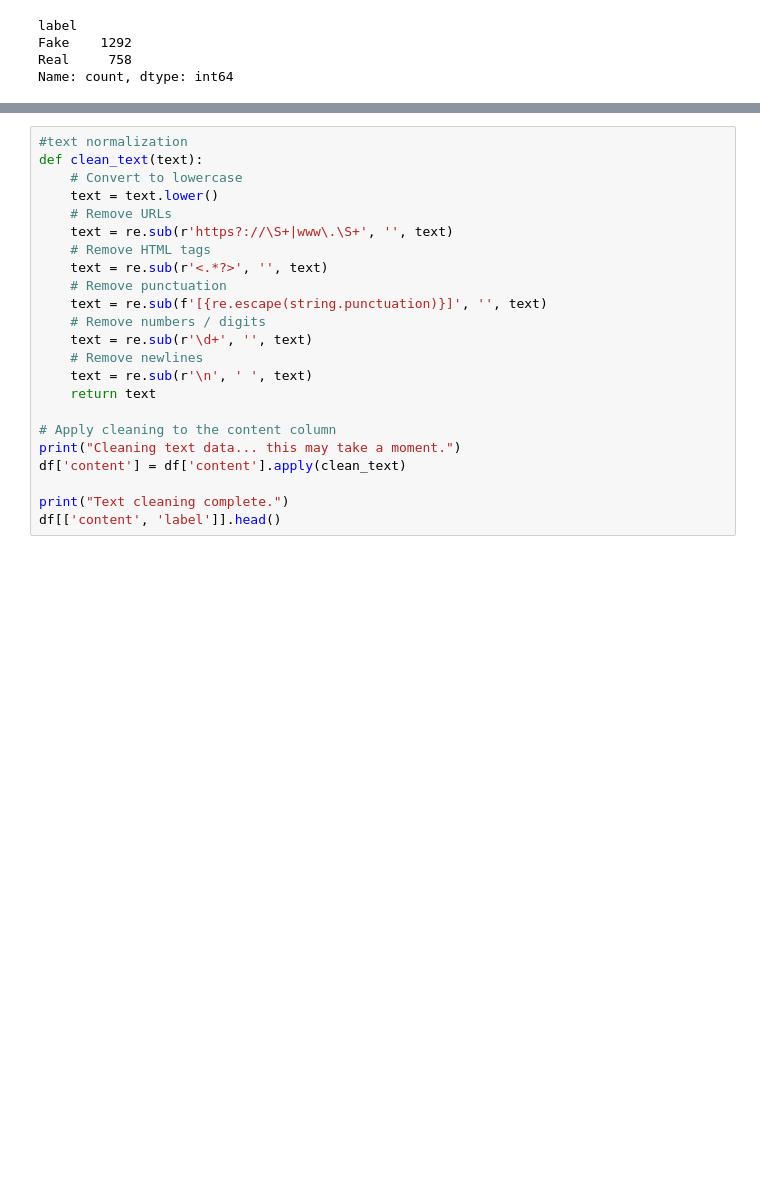
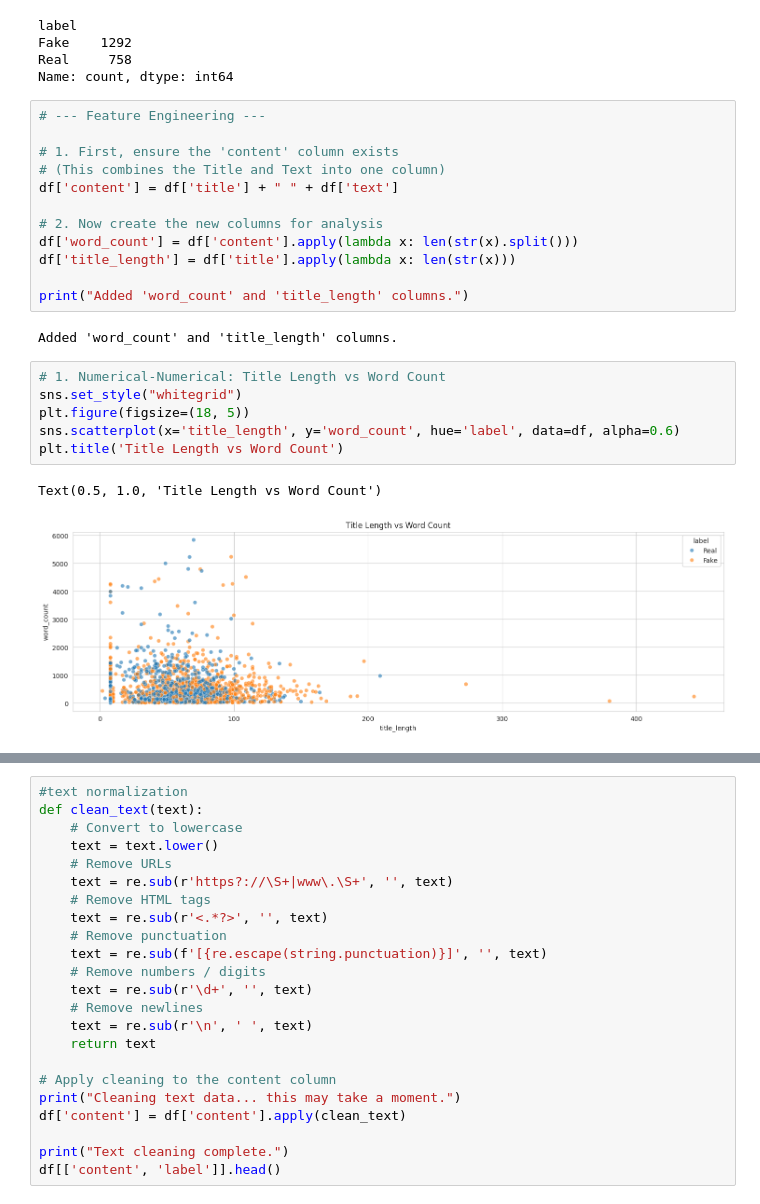
Before and after one commit to JAY0890/DS_PROJECT, a Jupyter notebook: fake_news_detector.ipynb, the cells around one changed output, grey strips where cells are left out. Drawn from its saved outputs; the diff is of its cells as text; blank space fills up the shorter version.

```diff
--- a/fake_news_detector.ipynb
+++ b/fake_news_detector.ipynb
@@ -91,3 +86,26 @@ label
 Fake    1292
 Real     758
 Name: count, dtype: int64
+# %%
+# --- Feature Engineering ---
+
+# 1. First, ensure the 'content' column exists
+# (This combines the Title and Text into one column)
+df['content'] = df['title'] + " " + df['text']
+
+# 2. Now create the new columns for analysis
+df['word_count'] = df['content'].apply(lambda x: len(str(x).split()))
+df['title_length'] = df['title'].apply(lambda x: len(str(x)))
+
+print("Added 'word_count' and 'title_length' columns.")
+# %% [output]
+Added 'word_count' and 'title_length' columns.
+# %%
+# 1. Numerical-Numerical: Title Length vs Word Count
+sns.set_style("whitegrid")
+plt.figure(figsize=(18, 5))
+sns.scatterplot(x='title_length', y='word_count', hue='label', data=df, alpha=0.6)
+plt.title('Title Length vs Word Count')
+# %% [output]
+Text(0.5, 1.0, 'Title Length vs Word Count')
+[figure, added]
```
Also changed, not shown: parts of 8 cells of this notebook.
